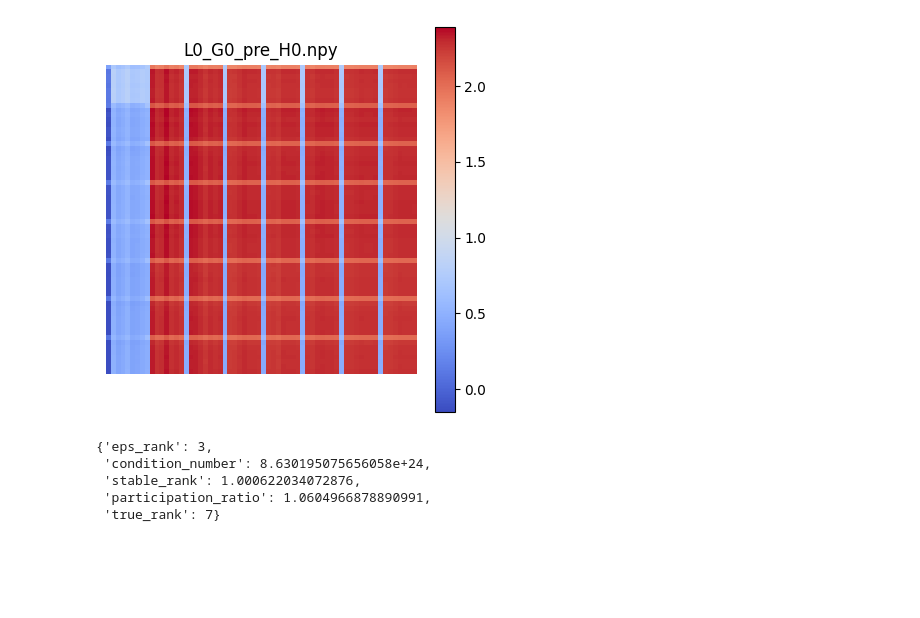
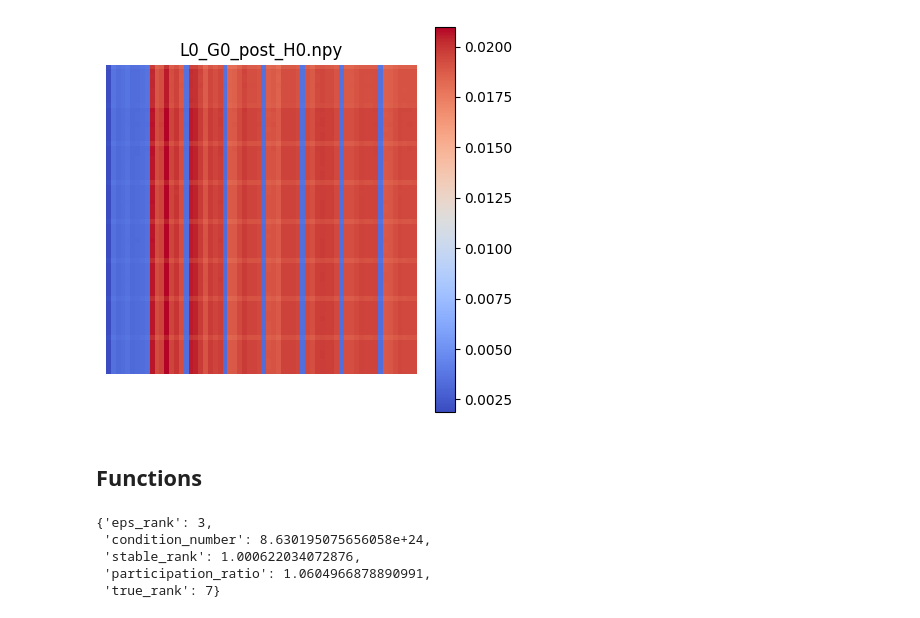
Before and after one commit to J-Karthik-palaniappan/comparative_study, a Jupyter notebook: visualize.ipynb, the cells around one changed output. Saved outputs shown, nothing was run; the diff lists cells and outputs as text; code cells hidden in the pictures; blank space fills up the shorter version.

```diff
--- a/visualize.ipynb
+++ b/visualize.ipynb
@@ -2,22 +2,23 @@
 import numpy as np
 import matplotlib.pyplot as plt
 import os
-import glob
-
-def show_attention_heatmap(path, title=None):
-    attn = np.load(path)
-
-    plt.figure(figsize=(5, 5))
-    plt.imshow(attn, cmap="coolwarm")
-    plt.colorbar()
-    plt.title(title if title else os.path.basename(path))
-    plt.axis("off")
-    plt.show()
-
-# Example
-show_attention_heatmap("attn_mats/L0_G0_pre_H0.npy")
-# %% [output]
-[figure, removed]
+# %%
+def show_attention_heatmap(path, title=None):
+    attn = np.load(path)
+
+    plt.figure(figsize=(5, 5))
+    plt.imshow(attn, cmap="coolwarm")
+    plt.colorbar()
+    plt.title(title if title else os.path.basename(path))
+    plt.axis("off")
+    plt.show()
+
+# Example
+show_attention_heatmap("attn_mats/nystrom/L0_G0_post_H0.npy")
+# %% [output]
+[figure, added]
+# %% [markdown]
+## Functions
 # %%
 def analyze_rank(attn, eps=1e-3):
     """
```
Also changed, not shown: parts of 14 cells of this notebook, 4 other files.
